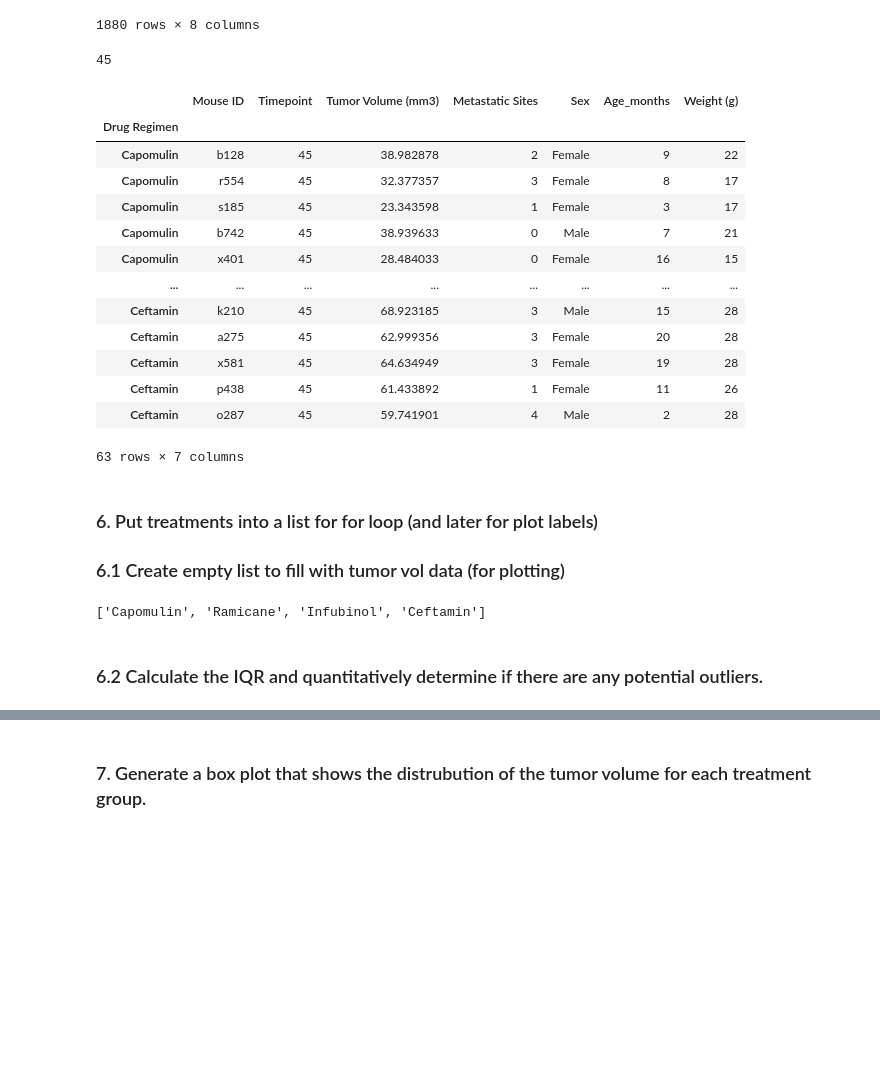
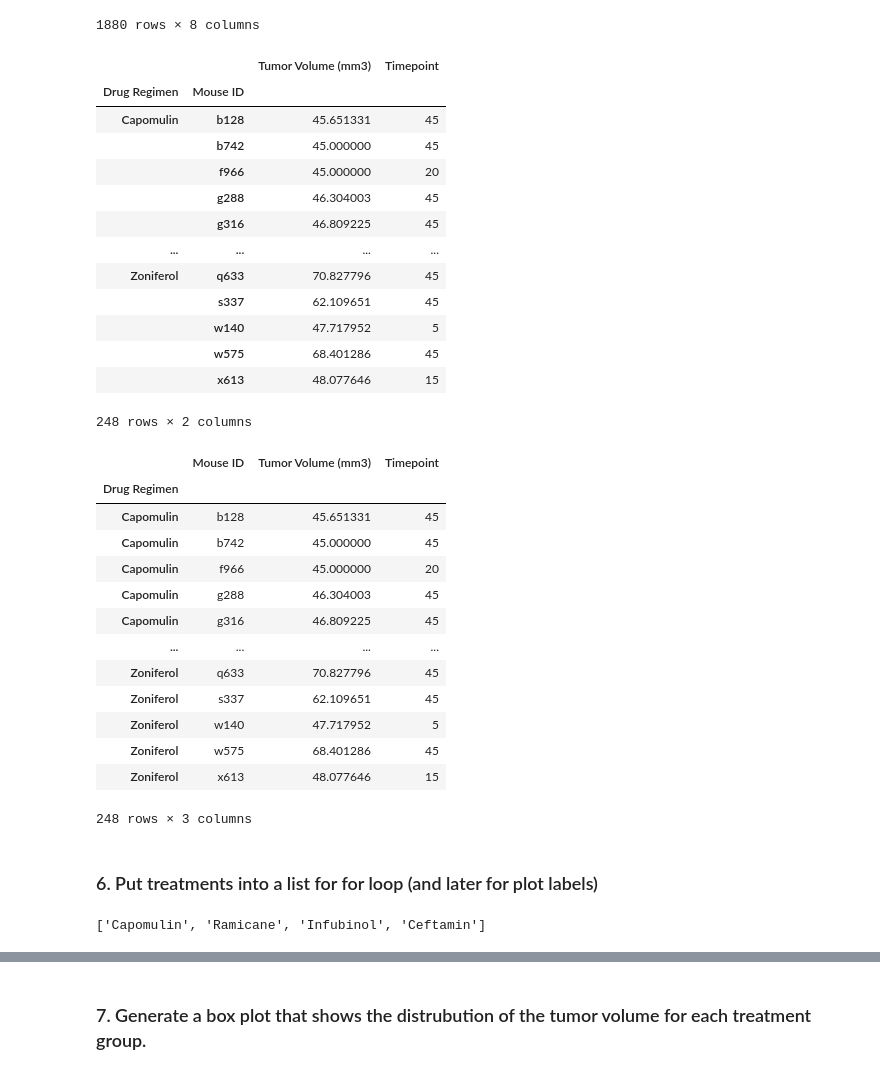
Before and after one commit to ethanwright96/matplotlib-challenge, a Jupyter notebook: Pymaceuticals/main.ipynb, the cells around one changed output, grey strips where cells are left out. Drawn from its saved outputs; the diff is of its cells as text; code cells hidden in the pictures; blank space fills up the shorter version.

```diff
--- a/Pymaceuticals/main.ipynb
+++ b/Pymaceuticals/main.ipynb
@@ -216,34 +221,45 @@ clean_df
 | 1891 | m601 | 40 | 31.378045 | 1 | Capomulin | Male | 22 | ... |
 | 1892 | m601 | 45 | 28.430964 | 1 | Capomulin | Male | 22 | ... |
 1880 rows × 8 columns
-# %%
-max_timepoint = clean_df['Timepoint'].max()
-max_timepoint
-# %% [output]
-45
-# %%
-treatments = ['Capomulin', 'Ramicane', 'Infubinol', 'Ceftamin']
-last_timepoint_CRIC = clean_df[clean_df['Timepoint'] == clean_df['Timepoint'].max()].set_index(['Drug Regimen']).loc[treatments]
-df = last_timepoint_CRIC.copy()
-df
-# %% [output]
-|  | Mouse ID | Timepoint | Tumor Volume (mm3) | Metastatic Sites | Sex | Age_months | Weight (g) |
-| Drug Regimen |  |  |  |  |  |  |  |
-| Capomulin | b128 | 45 | 38.982878 | 2 | Female | 9 | 22 |
-| Capomulin | r554 | 45 | 32.377357 | 3 | Female | 8 | 17 |
-| Capomulin | s185 | 45 | 23.343598 | 1 | Female | 3 | 17 |
-| Capomulin | b742 | 45 | 38.939633 | 0 | Male | 7 | 21 |
-| Capomulin | x401 | 45 | 28.484033 | 0 | Female | 16 | 15 |
-| ... | ... | ... | ... | ... | ... | ... | ... |
-| Ceftamin | k210 | 45 | 68.923185 | 3 | Male | 15 | 28 |
-| Ceftamin | a275 | 45 | 62.999356 | 3 | Female | 20 | 28 |
-| Ceftamin | x581 | 45 | 64.634949 | 3 | Female | 19 | 28 |
-| Ceftamin | p438 | 45 | 61.433892 | 1 | Female | 11 | 26 |
-| Ceftamin | o287 | 45 | 59.741901 | 4 | Male | 2 | 28 |
-63 rows × 7 columns
-# %% [markdown]
-### 6. Put treatments into a list for for loop (and later for plot labels)
-
-
-### 6.1 Create empty list to fill with tumor vol data (for plotting)
+# %%
+#Create a dataframe that has the last timepoint for each Mouse ID using groupby
+last_timepoint_df = clean_df.groupby(['Drug Regimen', 'Mouse ID'])[['Tumor Volume (mm3)','Timepoint']].max()
+last_timepoint_df
+# %% [output]
+|  |  | Tumor Volume (mm3) | Timepoint |
+| Drug Regimen | Mouse ID |  |  |
+| Capomulin | b128 | 45.651331 | 45 |
+|  | b742 | 45.000000 | 45 |
+|  | f966 | 45.000000 | 20 |
+|  | g288 | 46.304003 | 45 |
+|  | g316 | 46.809225 | 45 |
+| ... | ... | ... | ... |
+| Zoniferol | q633 | 70.827796 | 45 |
+|  | s337 | 62.109651 | 45 |
+|  | w140 | 47.717952 | 5 |
+|  | w575 | 68.401286 | 45 |
+|  | x613 | 48.077646 | 15 |
+248 rows × 2 columns
+# %%
+#Reset the dataframe's index and set to Drug Regimen
+df = last_timepoint_df.reset_index()
+df = df.set_index('Drug Regimen')
+df
+# %% [output]
+|  | Mouse ID | Tumor Volume (mm3) | Timepoint |
+| Drug Regimen |  |  |  |
+| Capomulin | b128 | 45.651331 | 45 |
+| Capomulin | b742 | 45.000000 | 45 |
+| Capomulin | f966 | 45.000000 | 20 |
+| Capomulin | g288 | 46.304003 | 45 |
+| Capomulin | g316 | 46.809225 | 45 |
+| ... | ... | ... | ... |
+| Zoniferol | q633 | 70.827796 | 45 |
+| Zoniferol | s337 | 62.109651 | 45 |
+| Zoniferol | w140 | 47.717952 | 5 |
+| Zoniferol | w575 | 68.401286 | 45 |
+| Zoniferol | x613 | 48.077646 | 15 |
+248 rows × 3 columns
+# %% [markdown]
+### 6. Put treatments into a list for for loop (and later for plot labels)
 # %%
@@ -255,2 +270,0 @@ tumor_data = []
-# %% [markdown]
-### 6.2 Calculate the IQR and quantitatively determine if there are any potential outliers.
```
Also changed, not shown: parts of 16 cells of this notebook.
